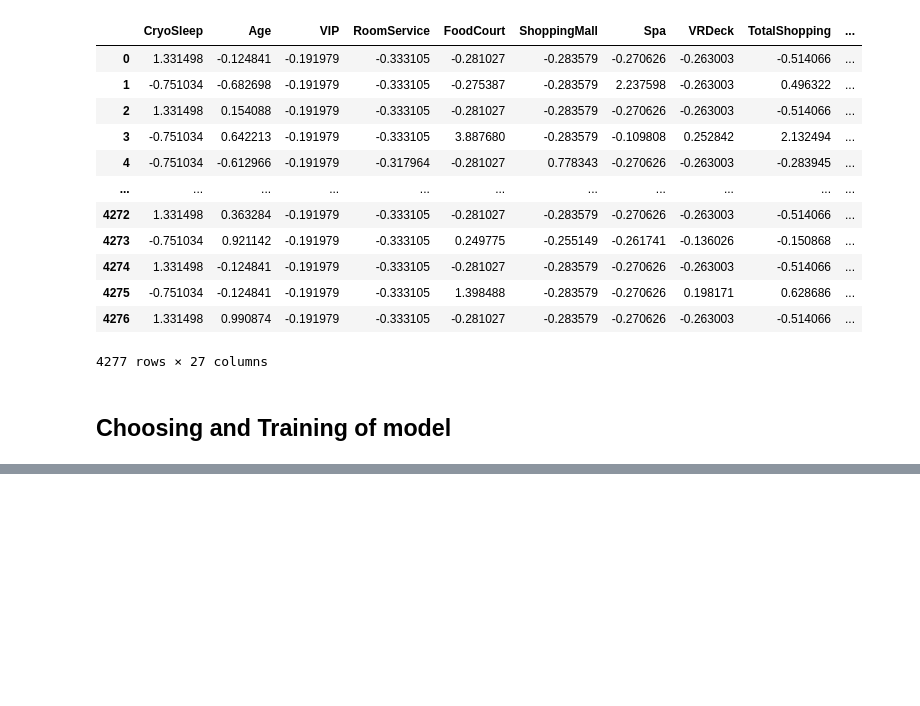
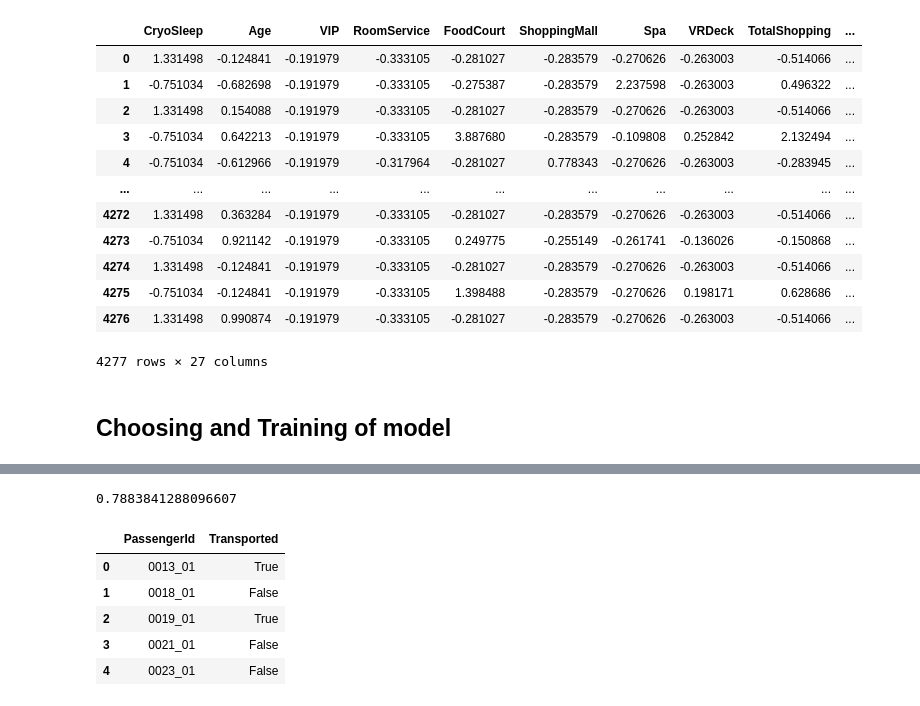
Before and after one commit to singhalishir1911/Spaceship_titanic, a Jupyter notebook: Spaceship_titanic.ipynb, the cells around one changed output, grey strips where cells are left out. Drawn from its saved outputs; the diff is of its cells as text; code cells hidden in the pictures; blank space fills up the shorter version.

Commit message:
Trained the model and made submissons.csv

```diff
--- a/Spaceship_titanic.ipynb
+++ b/Spaceship_titanic.ipynb
@@ -440,0 +490,11 @@ lgbm accuracy: 81.20%
+# %%
+import lightgbm as lgb
+lgb_model = lgb.LGBMClassifier(
+    subsample=0.8,
+    num_leaves=15,
+    n_estimators=15,
+    learning_rate=0.1,
+    colsample_bytree=1.0,
+    random_state=42
+)
+lgb_model.fit(X_train, y_train)
@@ -440,0 +529,26 @@ lgbm accuracy: 81.20%
+# %%
+lgb_model.score(X_test,y_test)
+# %% [output]
+0.7883841288096607
+# %%
+
+original_test = pd.read_csv("/kaggle/input/competitions/spaceship-titanic/test.csv")
+
+test_features = test_data.drop(columns=['Cabin'], errors='ignore')
+
+predictions = lgb_model.predict(test_features)
+
+submission = pd.DataFrame({
+    'PassengerId': original_test['PassengerId'],
+    'Transported': predictions.astype(bool)
+})
+
+submission.to_csv("submission.csv", index=False)
+submission.head()
+# %% [output]
+|  | PassengerId | Transported |
+| 0 | 0013_01 | True |
+| 1 | 0018_01 | False |
+| 2 | 0019_01 | True |
+| 3 | 0021_01 | False |
+| 4 | 0023_01 | False |
```
Also changed, not shown: parts of 4 cells of this notebook.
